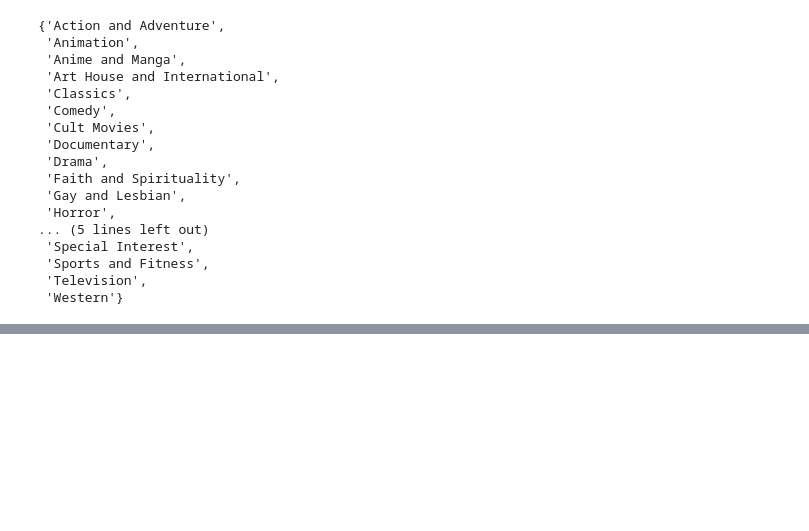
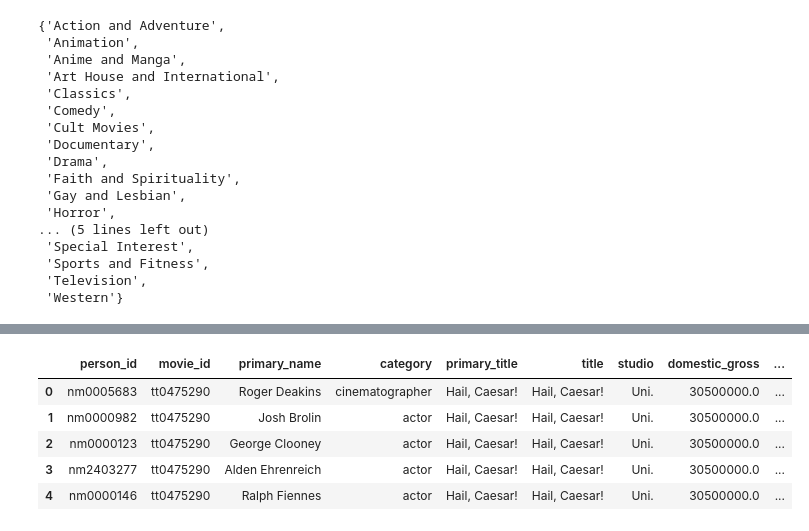
Before and after one commit to DanlBradley/dsc-phase-1-project-v2-3, a Jupyter notebook: daniel.ipynb, the cells around one changed output, grey strips where cells are left out. Saved outputs shown, nothing was run; the diff lists cells and outputs as text; code cells hidden in the pictures; blank space fills up the shorter version.

```diff
--- a/daniel.ipynb
+++ b/daniel.ipynb
@@ -216,0 +208,20 @@ tomato_movieinfo_df_reviews_merged.loc[:,'Comedy':'Cult Movies']
+# %%
+table_name_query = """SELECT person_id,movie_id,primary_name,category,primary_title
+FROM principals
+LEFT JOIN persons
+USING (person_id)
+LEFT JOIN  movie_basics
+USING (movie_id)
+
+"""
+principals_persons_basics_df = pd.read_sql(table_name_query, conn)
+# %%
+profit_by_job = principals_persons_basics_df.merge(gross_df, left_on = 'primary_title', right_on = 'title', how = 'inner')
+profit_by_job.head()
+# %% [output]
+|  | person_id | movie_id | primary_name | category | primary_title | title | studio | domestic_gross | ... |
+| 0 | nm0005683 | tt0475290 | Roger Deakins | cinematographer | Hail, Caesar! | Hail, Caesar! | Uni. | 30500000.0 | ... |
+| 1 | nm0000982 | tt0475290 | Josh Brolin | actor | Hail, Caesar! | Hail, Caesar! | Uni. | 30500000.0 | ... |
+| 2 | nm0000123 | tt0475290 | George Clooney | actor | Hail, Caesar! | Hail, Caesar! | Uni. | 30500000.0 | ... |
+| 3 | nm2403277 | tt0475290 | Alden Ehrenreich | actor | Hail, Caesar! | Hail, Caesar! | Uni. | 30500000.0 | ... |
+| 4 | nm0000146 | tt0475290 | Ralph Fiennes | actor | Hail, Caesar! | Hail, Caesar! | Uni. | 30500000.0 | ... |
```
Also changed, not shown: parts of 17 cells of this notebook.
